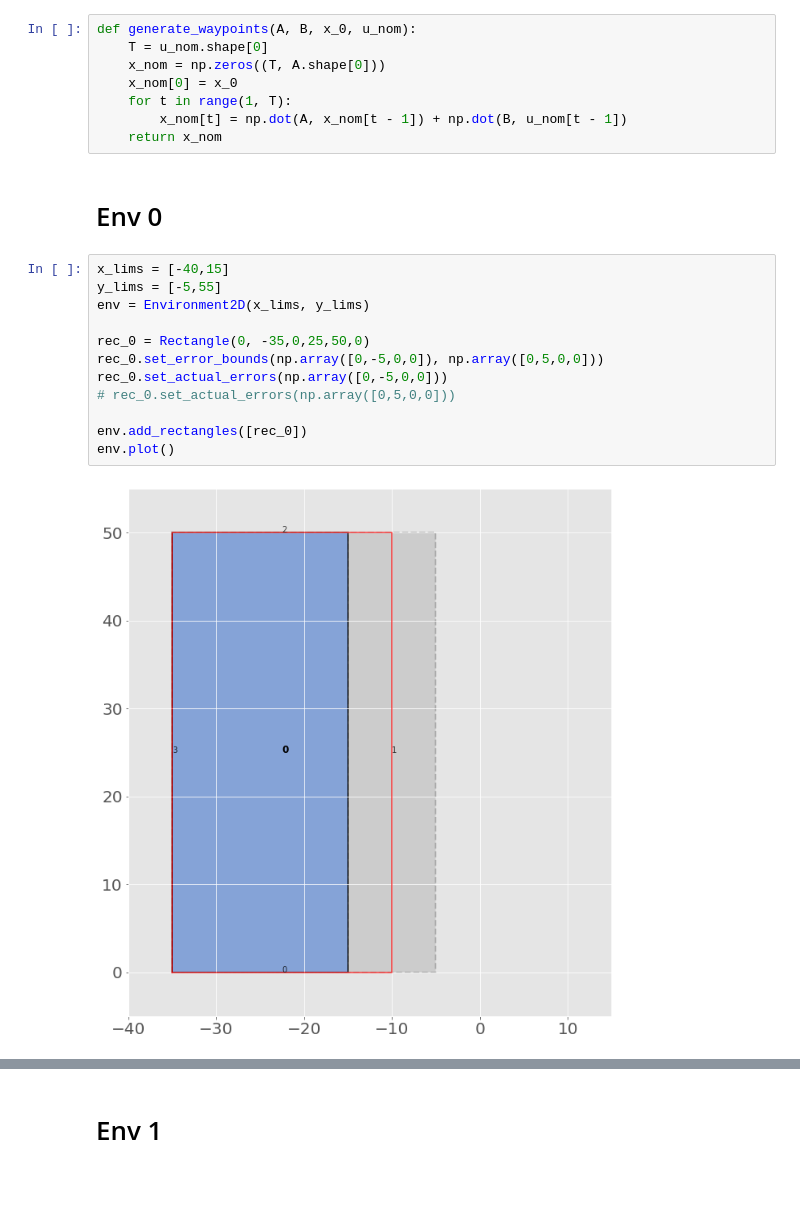
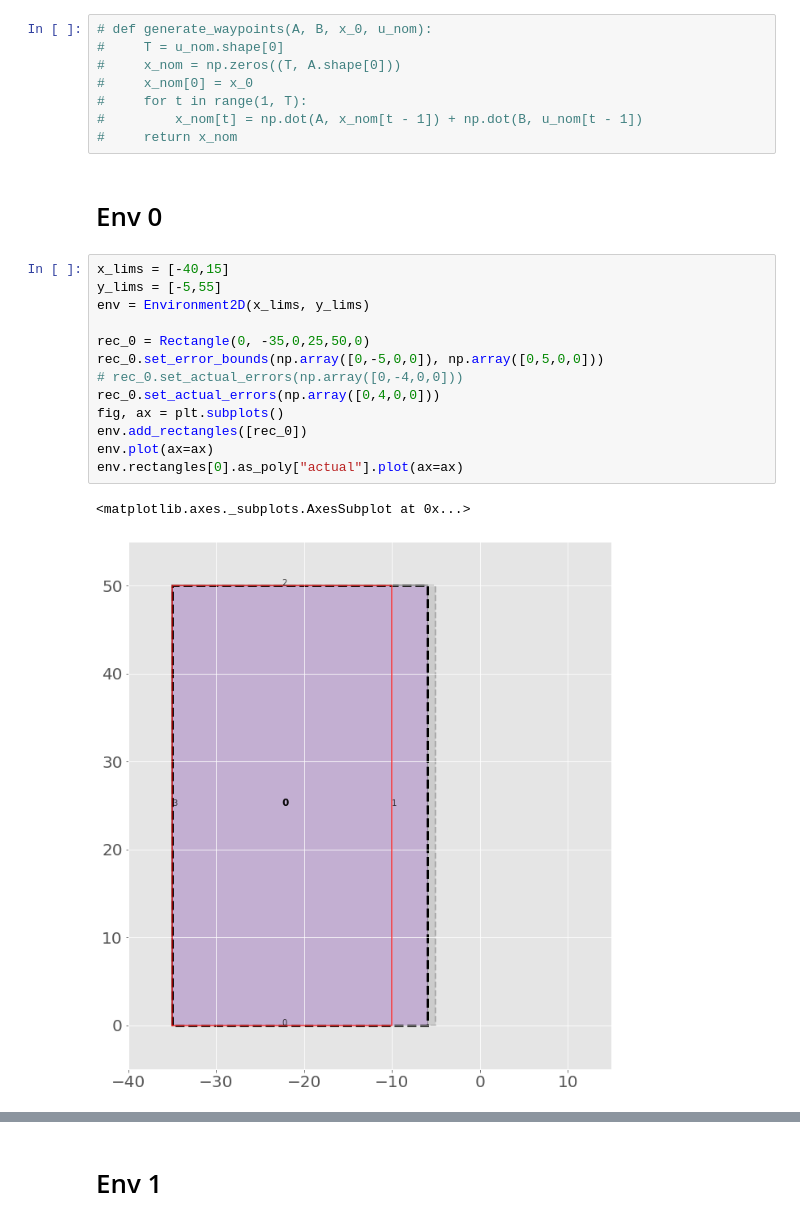
Before and after one commit to zhangvwk/planning-with-map-errors, a Jupyter notebook: environment_examples.ipynb, the cells around one changed output, grey strips where cells are left out. Cells and saved outputs as stored; diff of their text form; blank space fills up the shorter version.

Commit message:
Debug environment for graph exploring

```diff
--- a/environment_examples.ipynb
+++ b/environment_examples.ipynb
@@ -18,27 +19,29 @@ The autoreload extension is already loaded. To reload it, use:
 # %%
-def generate_waypoints(A, B, x_0, u_nom):
-    T = u_nom.shape[0]
-    x_nom = np.zeros((T, A.shape[0]))
-    x_nom[0] = x_0
-    for t in range(1, T):
-        x_nom[t] = np.dot(A, x_nom[t - 1]) + np.dot(B, u_nom[t - 1])
-    return x_nom
+# def generate_waypoints(A, B, x_0, u_nom):
+#     T = u_nom.shape[0]
+#     x_nom = np.zeros((T, A.shape[0]))
+#     x_nom[0] = x_0
+#     for t in range(1, T):
+#         x_nom[t] = np.dot(A, x_nom[t - 1]) + np.dot(B, u_nom[t - 1])
+#     return x_nom
 # %% [markdown]
 # Env 0
 # %%
 x_lims = [-40,15]
 y_lims = [-5,55]
 env = Environment2D(x_lims, y_lims)
 
 rec_0 = Rectangle(0, -35,0,25,50,0)
 rec_0.set_error_bounds(np.array([0,-5,0,0]), np.array([0,5,0,0]))
-rec_0.set_actual_errors(np.array([0,-5,0,0]))
-# rec_0.set_actual_errors(np.array([0,5,0,0]))
-
+# rec_0.set_actual_errors(np.array([0,-4,0,0]))
+rec_0.set_actual_errors(np.array([0,4,0,0]))
+fig, ax = plt.subplots()
 env.add_rectangles([rec_0])
-env.plot()
+env.plot(ax=ax)
+env.rectangles[0].as_poly["actual"].plot(ax=ax)
 # %% [output]
+<matplotlib.axes._subplots.AxesSubplot at 0x...>
-[figure, old version]
+[figure, new version]
 # %%
 dt = 0.2
 A = np.eye(2); B = dt*np.eye(2)
```
Also changed, not shown: parts of 14 cells of this notebook.
